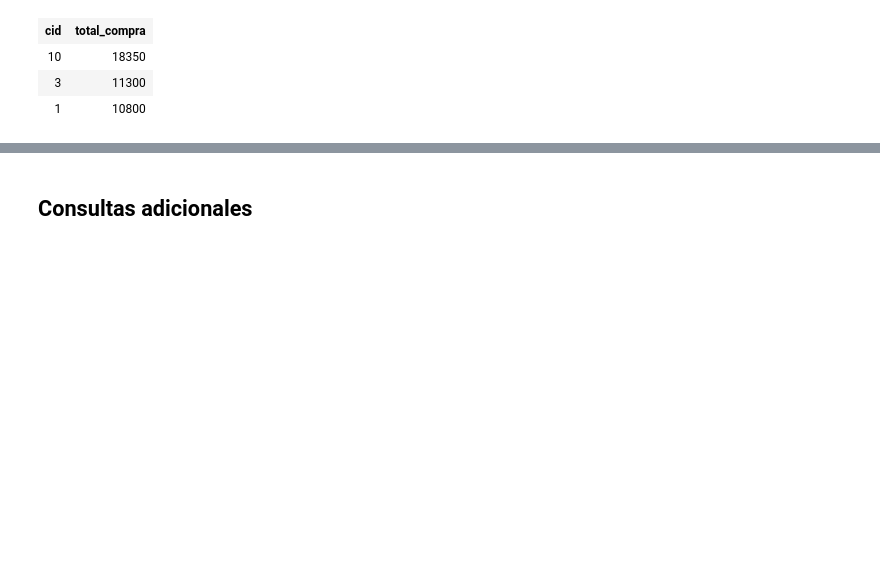
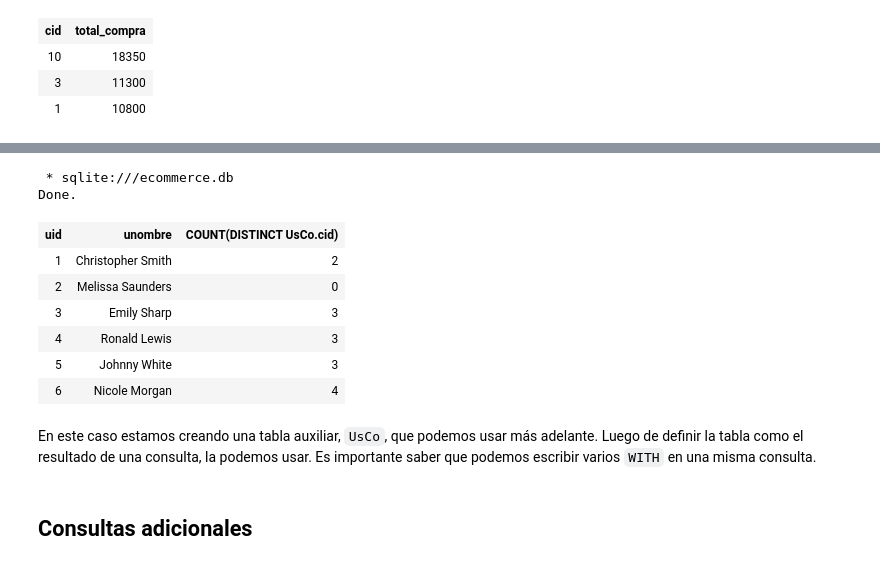
Before and after one commit to alanezz/data-crash-course, a Jupyter notebook: SQL/01 - Introducción a SQL.ipynb, the cells around one changed output, grey strips where cells are left out. Drawn from its saved outputs; the diff is of its cells as text; code cells hidden in the pictures; blank space fills up the shorter version.

```diff
--- a/SQL/01 - Introducción a SQL.ipynb
+++ b/SQL/01 - Introducción a SQL.ipynb
@@ -1111,3 +1203,26 @@ Done.
+# %%
+%%sql
+
+WITH UsCo AS (
+    SELECT * FROM Usuarios U
+    LEFT JOIN Compras C ON U.uid = C.uid
+)
+
+SELECT UsCo.uid, UsCo.unombre, COUNT(DISTINCT UsCo.cid)
+FROM UsCo
+GROUP BY UsCo.uid, UsCo.unombre
+# %% [output]
+ * sqlite:///ecommerce.db
+Done.
+| uid | unombre | COUNT(DISTINCT UsCo.cid) |
+| 1 | Christopher Smith | 2 |
+| 2 | Melissa Saunders | 0 |
+| 3 | Emily Sharp | 3 |
+| 4 | Ronald Lewis | 3 |
+| 5 | Johnny White | 3 |
+| 6 | Nicole Morgan | 4 |
+# %% [markdown]
+En este caso estamos creando una tabla auxiliar, `UsCo`, que podemos usar más adelante. Luego de definir la tabla como el resultado de una consulta, la podemos usar. Es importante saber que podemos escribir varios `WITH` en una misma consulta.
 # %% [markdown]
 ## Consultas adicionales
 # %% [markdown]
```
Also changed, not shown: parts of 9 cells of this notebook, 1 other file.
